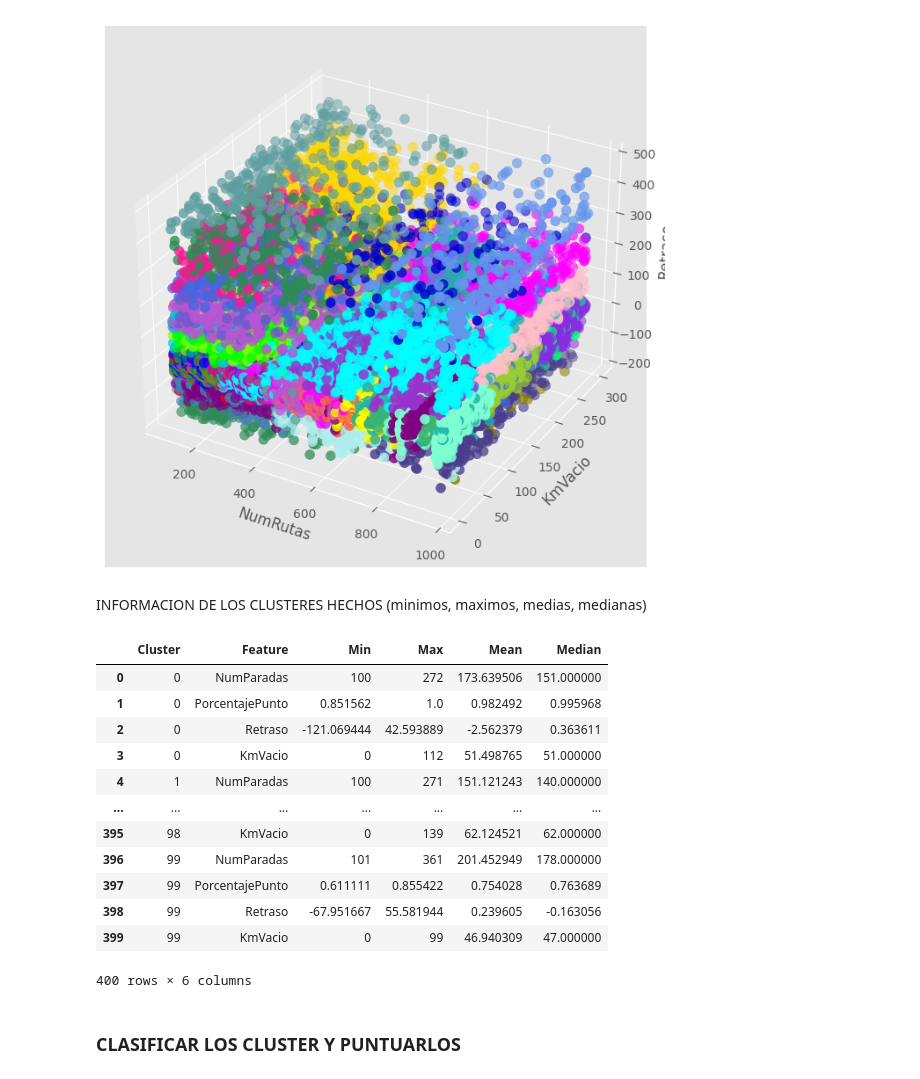
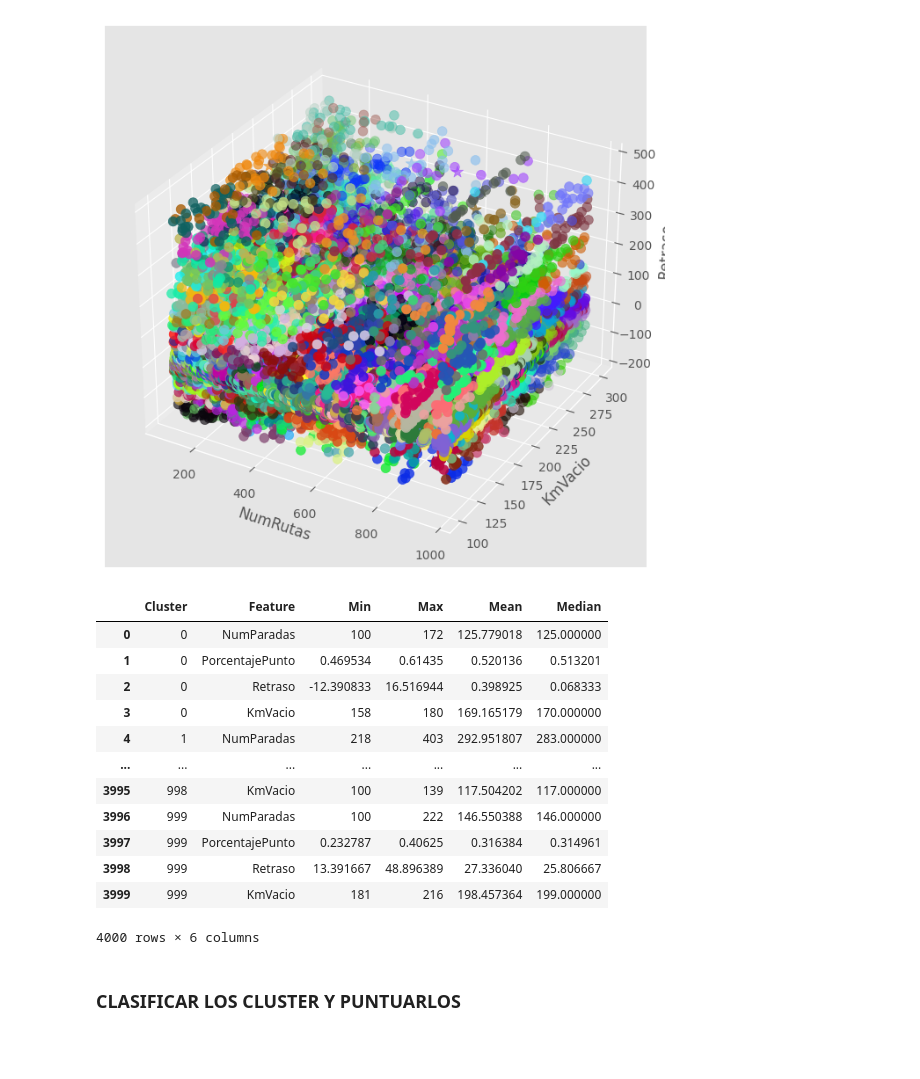
Before and after one commit to PabloGallardoFuentes/TFG-Machine-Learning, a Jupyter notebook: cluster.ipynb, the cells around one changed output. Cells and saved outputs as stored; diff of their text form; code cells hidden in the pictures; blank space fills up the shorter version.

```diff
--- a/cluster.ipynb
+++ b/cluster.ipynb
@@ -28,6 +24,6 @@ ponderaciones = {
     'Retraso': 0.8,
     'KmVacio': 0.6
 }
-n_clusters = 100
+n_clusters = 1000
 #archivo que se va a generar en formato csv para el entrenamiento supervisado
-archivoCSVGeneradoPuntuado = '100gruposCluster.csv'
+archivoCSVGeneradoPuntuado = '1000gruposCluster.csv'
@@ -66,7 +42,8 @@ if (respuesta == "s"):
 scaler = StandardScaler()
 
 X = scaler.fit_transform(
-    dataframe.drop(['IDconductor', 'CodigoInternoParadaCarga', 'CodigoInternoParadaDescarga'], axis=1))
-y = np.array(dataframe['IDconductor'])
+    dataframe.drop(['IDConductor', 'CodigoInternoPuntoCarga', 'LatitudPuntoCarga', 'LongitudPuntoCarga', 'CodigoInternoPuntoDescarga',
+                    'LatitudPuntoDescarga', 'LongitudPuntoDescarga'], axis=1))
+y = np.array(dataframe['IDConductor'])
 X.shape
 # %% [output]
@@ -94,66 +67,47 @@ if (respuesta == "s"):
 kmeans = KMeans(n_clusters=n_clusters, init='k-means++').fit(X)
 centroids = kmeans.cluster_centers_
 #print(centroids)
 
 #Predict the clusters
 labels = kmeans.predict(X)
 
 # Getting the cluster centers
 C = kmeans.cluster_centers_
 # hasta 100
-colores = [
-    '#FF0000', '#FF4500', '#FFA500', '#FFD700', '#FFFF00',
-    '#ADFF2F', '#32CD32', '#008000', '#006400', '#00FF00',
-    '#7FFF00', '#00FF7F', '#2E8B57', '#3CB371', '#008080',
-    '#20B2AA', '#00FFFF', '#00BFFF', '#1E90FF', '#4169E1',
-    '#0000FF', '#0000CD', '#00008B', '#000080', '#8A2BE2',
-    '#4B0082', '#8B008B', '#FF00FF', '#FF69B4', '#FF1493',
-    '#C71585', '#FFC0CB', '#FFB6C1', '#FF69B4', '#FF1493',
-    '#DB7093', '#ADFF2F', '#7FFF00', '#00FF00', '#32CD32',
-    '#6B8E23', '#808000', '#556B2F', '#008000', '#9ACD32',
-    '#8FBC8F', '#2E8B57', '#3CB371', '#00FFFF', '#AFEEEE',
-    '#00CED1', '#20B2AA', '#5F9EA0', '#4682B4', '#6495ED',
-    '#1E90FF', '#4169E1', '#0000FF', '#0000CD', '#00008B',
-    '#483D8B', '#6A5ACD', '#7B68EE', '#8A2BE2', '#9400D3',
-    '#8B008B', '#800080', '#BA55D3', '#FF00FF', '#FF69B4',
-    '#FF1493', '#C71585', '#FFA07A', '#FF7F50', '#FF6347',
-    '#FF4500', '#D2691E', '#FF8C00', '#FFA500', '#FFD700',
-    '#ADFF2F', '#7FFF00', '#00FF00', '#00FA9A', '#20B2AA',
-    '#7FFFD4', '#40E0D0', '#00FFFF', '#5F9EA0', '#4682B4',
-    '#6495ED', '#0000FF', '#6A5ACD', '#7B68EE', '#8A2BE2',
-    '#9400D3', '#9932CC', '#BA55D3', '#800080', '#FF00FF'
-]
+colores = ['#%06X' % random.randint(0, 0xFFFFFF) for _ in range(n_clusters)]
 colores = colores[:n_clusters]
 
 asignar=[]
 for row in labels:
     asignar.append(colores[row])
 
 
 #unscale
 X_restored = scaler.inverse_transform(X)
-dataframe_escaled = pd.DataFrame(X, columns=dataframe.columns.drop(['IDconductor', 'CodigoInternoParadaCarga', 'CodigoInternoParadaDescarga']))
+dataframe_escaled = pd.DataFrame(X, columns=dataframe.columns.drop(['IDConductor', 'CodigoInternoPuntoCarga',
+                                                                    'LatitudPuntoCarga', 'LongitudPuntoCarga', 'CodigoInternoPuntoDescarga',
+                                                                    'LatitudPuntoDescarga', 'LongitudPuntoDescarga']))
 C_unscaled = scaler.inverse_transform(C)
 
 fig = plt.figure(figsize=(8, 8))
 ax = fig.add_subplot(111, projection='3d')
 ax.scatter(X_restored[:, 0], X_restored[:, 3], X_restored[:, 2], c=asignar,s=60)
 ax.scatter(C_unscaled[:, 0], C_unscaled[:, 3], C_unscaled[:, 2], marker='*', c=colores, s=100)
 ax.set_xlabel('NumRutas')
 ax.set_ylabel('KmVacio')
 ax.set_zlabel('Retraso')
 plt.show()
 # %% [output]
-[figure, old version]
+[figure, new version]
-# %% [markdown]
-INFORMACION DE LOS CLUSTERES HECHOS (minimos, maximos, medias, medianas)
 # %%
 cluster_info = pd.DataFrame(columns=['Cluster', 'Feature', 'Min', 'Max', 'Mean', 'Median'])
 
 #iterate over clusters
 for cluster in range(n_clusters):
     cluster_subset = dataframe[labels == cluster]
-    cluster_subset = cluster_subset.drop(['IDconductor', 'CodigoInternoParadaCarga', 'CodigoInternoParadaDescarga'], axis=1)
+    cluster_subset = cluster_subset.drop([
+    'IDConductor', 'CodigoInternoPuntoCarga', 'LatitudPuntoCarga', 'LongitudPuntoCarga',
+    'CodigoInternoPuntoDescarga', 'LatitudPuntoDescarga', 'LongitudPuntoDescarga'], axis=1)
 
     for feature in cluster_subset.columns:
         feature_min = cluster_subset[feature].min()
@@ -167,18 +121,18 @@ for cluster in range(n_clusters):
 cluster_info
 # %% [output]
 |  | Cluster | Feature | Min | Max | Mean | Median |
-| 0 | 0 | NumParadas | 100 | 272 | 173.639506 | 151.000000 |
-| 1 | 0 | PorcentajePunto | 0.851562 | 1.0 | 0.982492 | 0.995968 |
-| 2 | 0 | Retraso | -121.069444 | 42.593889 | -2.562379 | 0.363611 |
-| 3 | 0 | KmVacio | 0 | 112 | 51.498765 | 51.000000 |
-| 4 | 1 | NumParadas | 100 | 271 | 151.121243 | 140.000000 |
+| 0 | 0 | NumParadas | 100 | 172 | 125.779018 | 125.000000 |
+| 1 | 0 | PorcentajePunto | 0.469534 | 0.61435 | 0.520136 | 0.513201 |
+| 2 | 0 | Retraso | -12.390833 | 16.516944 | 0.398925 | 0.068333 |
+| 3 | 0 | KmVacio | 158 | 180 | 169.165179 | 170.000000 |
+| 4 | 1 | NumParadas | 218 | 403 | 292.951807 | 283.000000 |
 | ... | ... | ... | ... | ... | ... | ... |
-| 395 | 98 | KmVacio | 0 | 139 | 62.124521 | 62.000000 |
-| 396 | 99 | NumParadas | 101 | 361 | 201.452949 | 178.000000 |
-| 397 | 99 | PorcentajePunto | 0.611111 | 0.855422 | 0.754028 | 0.763689 |
-| 398 | 99 | Retraso | -67.951667 | 55.581944 | 0.239605 | -0.163056 |
-| 399 | 99 | KmVacio | 0 | 99 | 46.940309 | 47.000000 |
+| 3995 | 998 | KmVacio | 100 | 139 | 117.504202 | 117.000000 |
+| 3996 | 999 | NumParadas | 100 | 222 | 146.550388 | 146.000000 |
+| 3997 | 999 | PorcentajePunto | 0.232787 | 0.40625 | 0.316384 | 0.314961 |
+| 3998 | 999 | Retraso | 13.391667 | 48.896389 | 27.336040 | 25.806667 |
+| 3999 | 999 | KmVacio | 181 | 216 | 198.457364 | 199.000000 |
-400 rows × 6 columns
+4000 rows × 6 columns
 # %% [markdown]
 ### CLASIFICAR LOS CLUSTER Y PUNTUARLOS
 # %%
```
Also changed, not shown: parts of 14 cells of this notebook, 24 other files.
